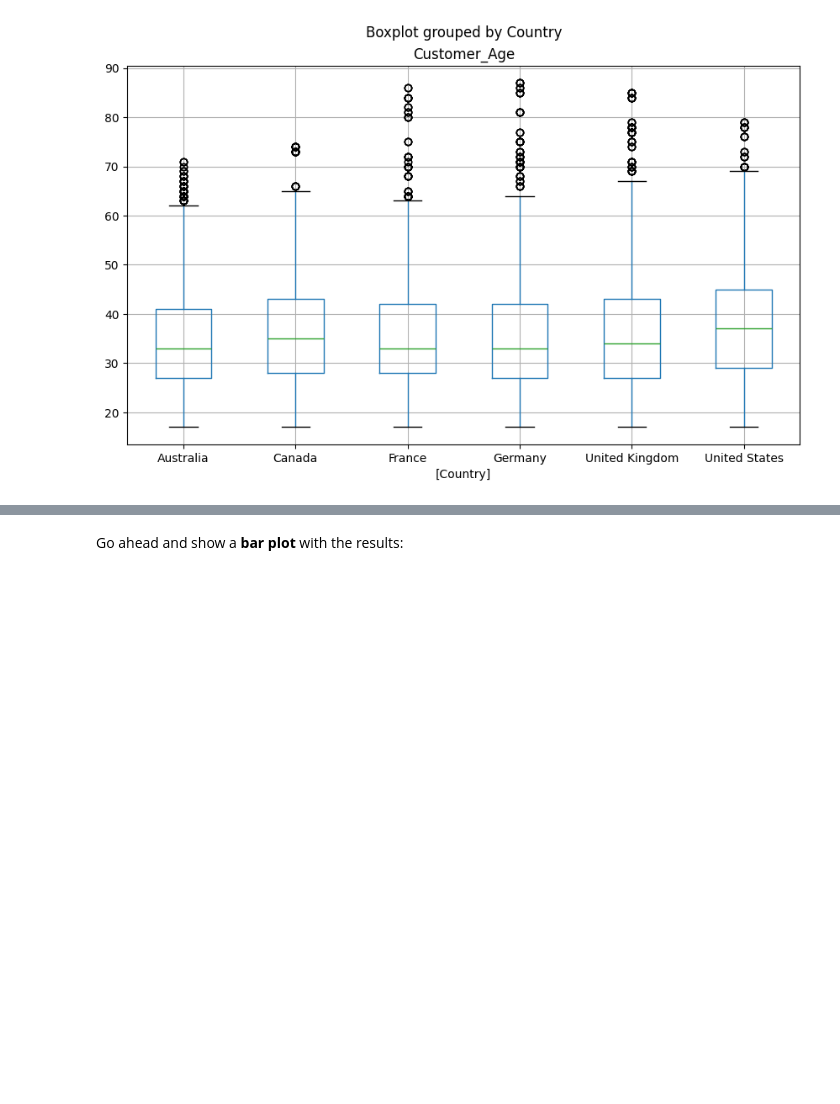
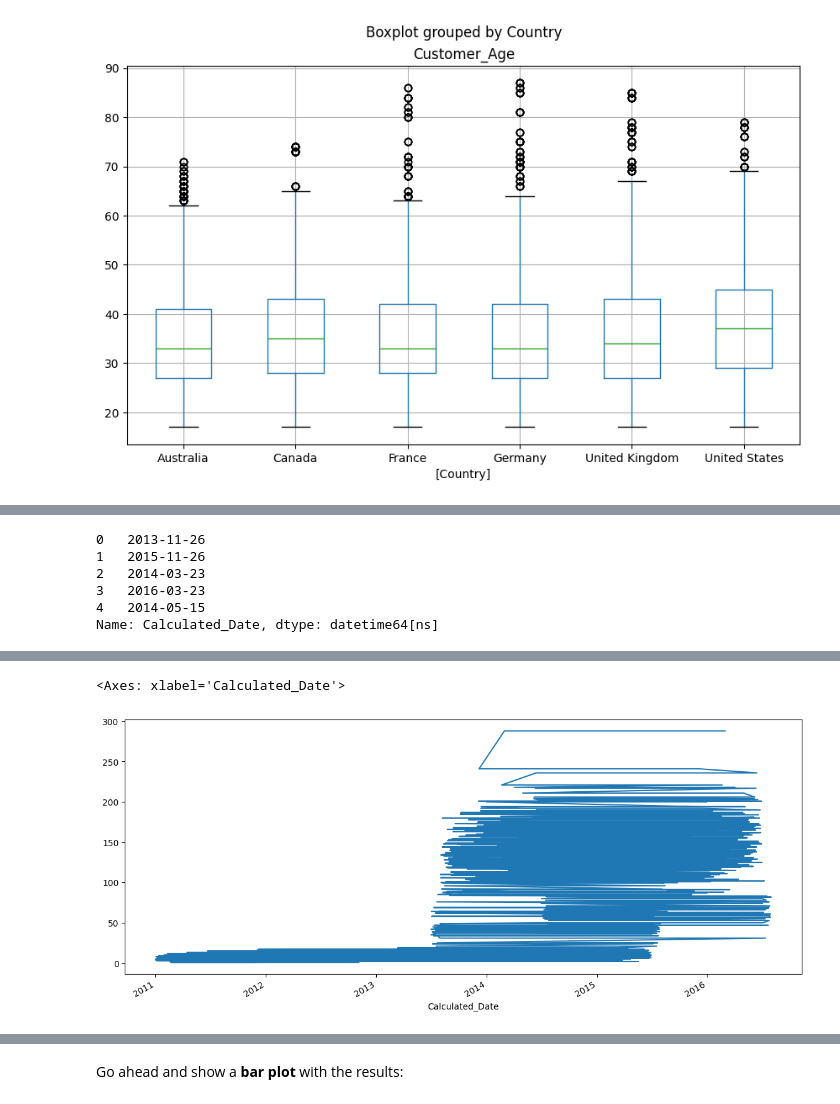
Before and after one commit to kskaman/freeCodeCamp-Course-Work, a Jupyter notebook: 09 - Data Analysis with Python/02 - Data Analysis Example A and B/Exercises_1.ipynb, the cells around one changed output, grey strips where cells are left out. Cells and saved outputs as stored; diff of their text form; code cells hidden in the pictures; blank space fills up the shorter version.

```diff
--- a/09 - Data Analysis with Python/02 - Data Analysis Example A and B/Exercises_1.ipynb
+++ b/09 - Data Analysis with Python/02 - Data Analysis Example A and B/Exercises_1.ipynb
@@ -386,7 +386,7 @@ sales[['Customer_Age', 'Country']].boxplot(by='Country', figsize=(10,6))
 Use `Day`, `Month`, `Year` to create a `Date` column (`YYYY-MM-DD`).
 # %%
 # your code goes here
-sales['Calculated_Date'] = sales[['Year', 'Month', 'Day']].apply(lambda x: '{}-{}-{}'.format(x[0], x[1], x[2]), axis=1)
+sales['Calculated_Date'] = sales[['Year', 'Month', 'Day']].apply(lambda x: '{}-{}-{}'.format(x.iloc[0], x.iloc[1], x.iloc[2]), axis=1)
 # %%
 sales['Calculated_Date'] = sales[['Year', 'Month', 'Day']].apply(lambda x: '{}-{}-{}'.format(x[0], x[1], x[2]), axis=1)
 
@@ -397,10 +404,18 @@ sales['Calculated_Date'].head()
 ### Parse your `Calculated_Date` column into a datetime object
 # %%
 # your code goes here
+sales['Calculated_Date'] = pd.to_datetime(sales['Calculated_Date'])
 # %%
 sales['Calculated_Date'] = pd.to_datetime(sales['Calculated_Date'])
 
 sales['Calculated_Date'].head()
+# %% [output]
+0   2013-11-26
+1   2015-11-26
+2   2014-03-23
+3   2016-03-23
+4   2014-05-15
+Name: Calculated_Date, dtype: datetime64[ns]
 # %% [markdown]
 ![green-divider](https://user-images.githubusercontent.com/7065401/52071924-c003ad80-2562-11e9-8297-1c6595f8a7ff.png)
 
@@ -409,5 +424,9 @@ sales['Calculated_Date'].head()
 Show a <b>line plot</b> using `Calculated_Date` column as the x-axis and the count of sales as the y-axis.
 # %%
 # your code goes here
+sales['Calculated_Date'].value_counts().plot(kind="line", figsize=(14, 6))
+# %% [output]
+<Axes: xlabel='Calculated_Date'>
+[figure, added]
 # %%
 sales['Calculated_Date'].value_counts().plot(kind='line', figsize=(14,6))
```
Also changed, not shown: parts of 48 cells of this notebook.
